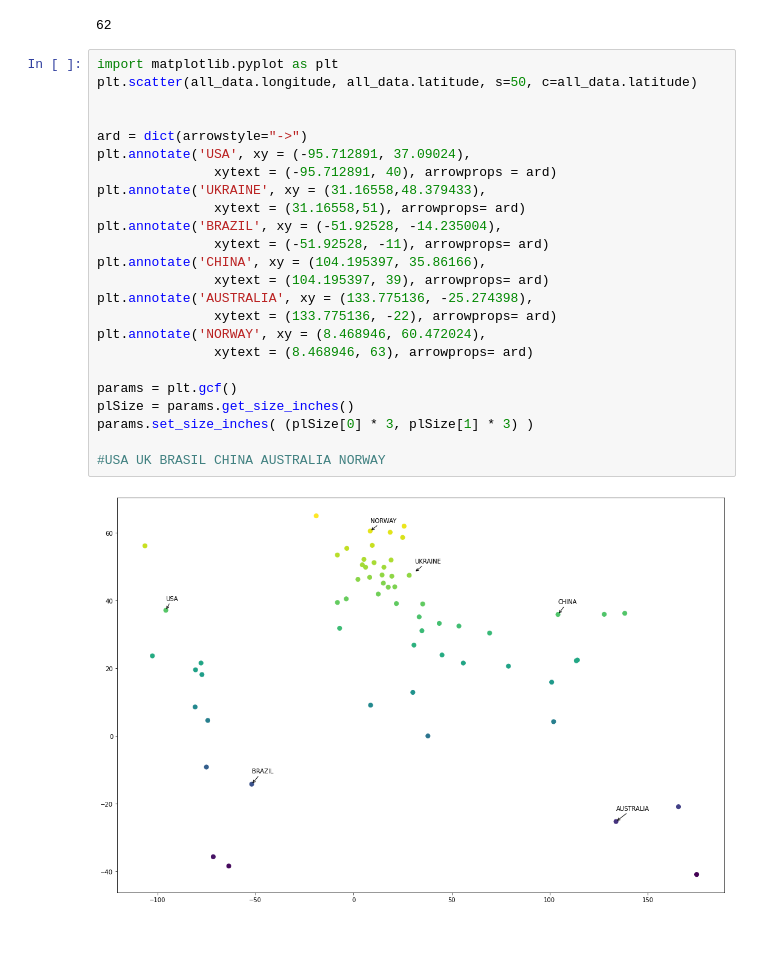
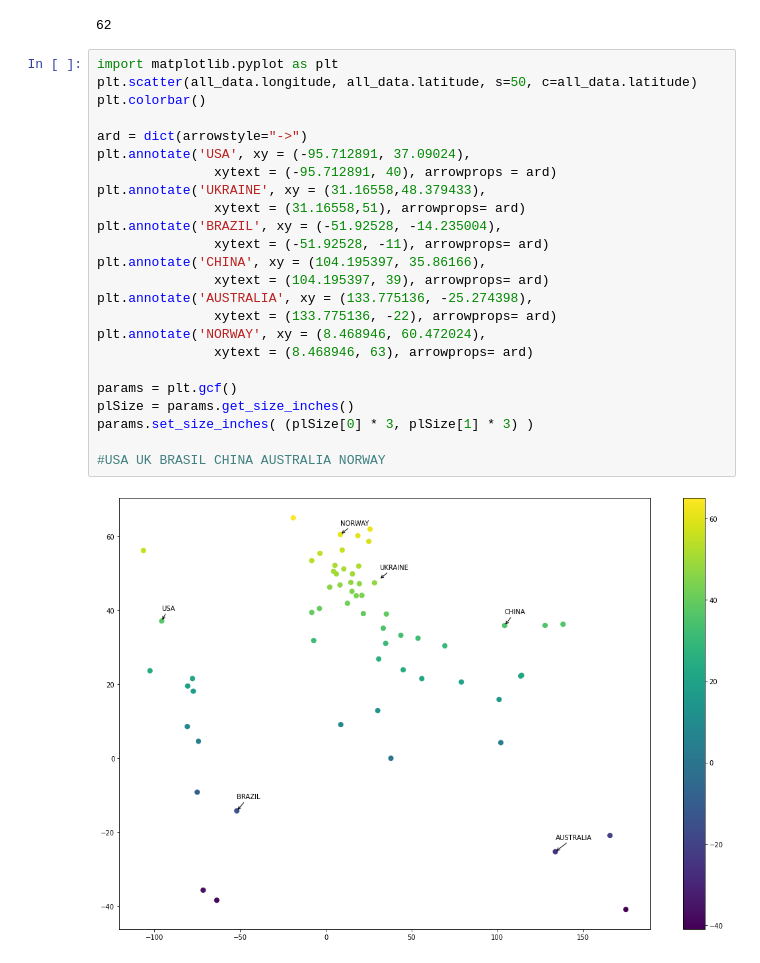
Before and after one commit to majitoz96/MOC-Cannabis, a Jupyter notebook: cannabis.ipynb, the cells around one changed output. Drawn from its saved outputs; the diff is of its cells as text; blank space fills up the shorter version.

```diff
--- a/cannabis.ipynb
+++ b/cannabis.ipynb
@@ -156,26 +156,26 @@ len(all_data)
 # %%
 import matplotlib.pyplot as plt
 plt.scatter(all_data.longitude, all_data.latitude, s=50, c=all_data.latitude)
-
+plt.colorbar()
 
 ard = dict(arrowstyle="->")
 plt.annotate('USA', xy = (-95.712891, 37.09024),
                xytext = (-95.712891, 40), arrowprops = ard)
 plt.annotate('UKRAINE', xy = (31.16558,48.379433),
                xytext = (31.16558,51), arrowprops= ard)
 plt.annotate('BRAZIL', xy = (-51.92528, -14.235004),
                xytext = (-51.92528, -11), arrowprops= ard)
 plt.annotate('CHINA', xy = (104.195397, 35.86166),
                xytext = (104.195397, 39), arrowprops= ard)
 plt.annotate('AUSTRALIA', xy = (133.775136, -25.274398),
                xytext = (133.775136, -22), arrowprops= ard)
 plt.annotate('NORWAY', xy = (8.468946, 60.472024),
                xytext = (8.468946, 63), arrowprops= ard)
 
 params = plt.gcf()
 plSize = params.get_size_inches()
 params.set_size_inches( (plSize[0] * 3, plSize[1] * 3) )
 
 #USA UK BRASIL CHINA AUSTRALIA NORWAY
 # %% [output]
-[figure, old version]
+[figure, new version]
```
